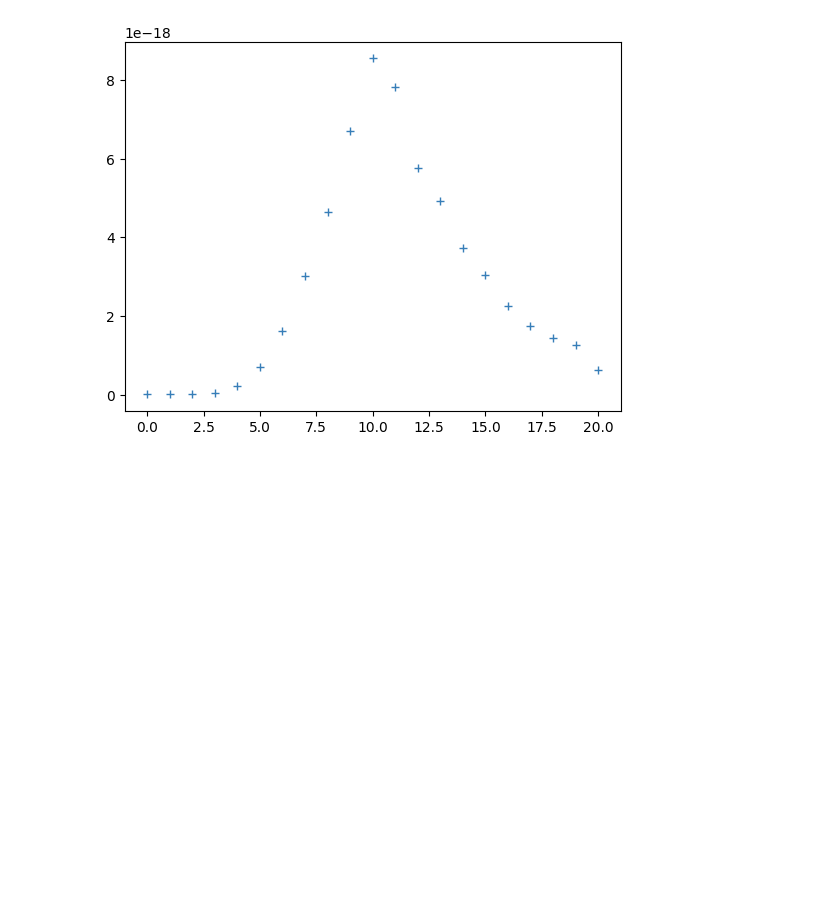
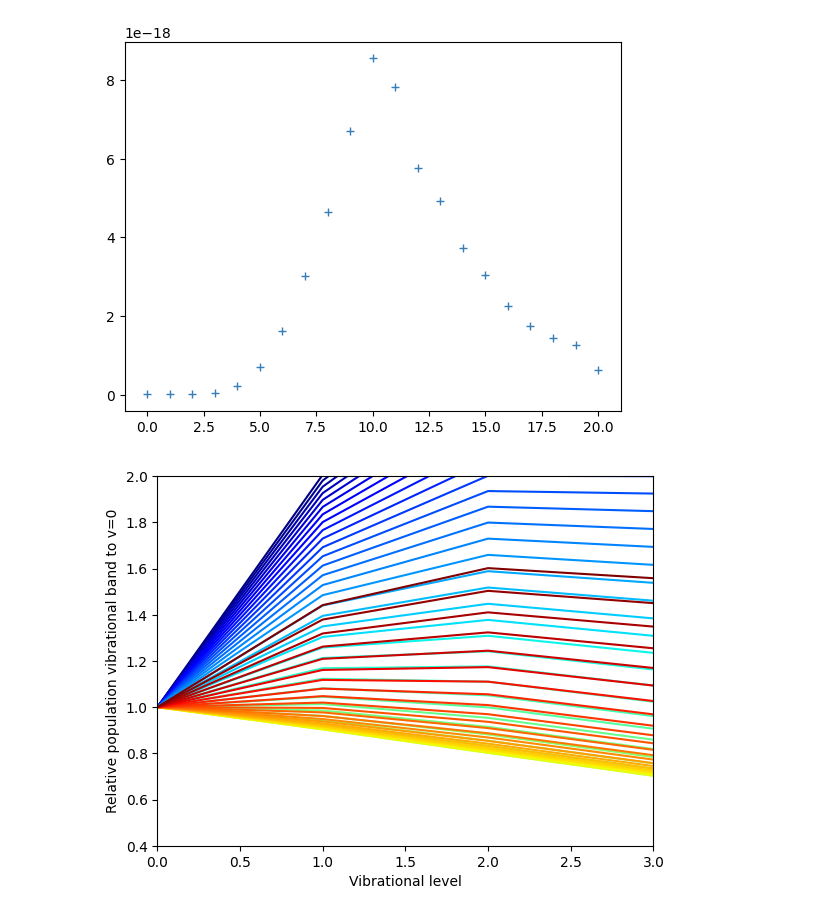
Before and after one commit to kevinverhaegh/Vibr_mod_effective_rates, a Jupyter notebook: GenerateEireneRates.ipynb, the cells around one changed output. Drawn from its saved outputs; the diff is of its cells as text; code cells hidden in the pictures; blank space fills up the shorter version.

```diff
--- a/GenerateEireneRates.ipynb
+++ b/GenerateEireneRates.ipynb
@@ -480,3 +504,54 @@ plt.plot(DA_contribute,'+')
 [<matplotlib.lines.Line2D at 0x...>]
 [figure]
 [figure]
+# %%
+#Show evolution of vibrational distribution after Fulcher mapping
+
+def get_upper(ground=None, T=5000, FC_table_name =  'FCFs_2004_Fantz.npy',DE = np.array([0, 4303, 8436, 12402, 16204, 19841, 23314, 26622, 29765, 32785, 35548, 38184, 40642, 42917, 44998, 46876, 48533, 49953, 51122, 52001, 52560])
+):
+    #courtesy of Nick Osborne
+
+    import os
+
+    # load Frank-Condon factor table for D2
+    FC_table = np.load(FC_table_name, allow_pickle=True)
+    FC_sums = np.sum(FC_table, axis=1)
+
+    #get ground state distribution
+    if type(ground)==type(None):
+        ground = vibr_boltzmann(T,DE=DE)
+
+    n_ground = len(ground)
+
+    if n_ground>20:
+        n_ground=20
+
+    upper = np.zeros((n_ground))
+
+    # map upwards via FC table and normalise:
+    for i in range(0, n_ground):
+        upper[i] = sum([ground[j] * FC_table[i][j]/FC_sums[i] for j in range(0, n_ground)])
+
+    return upper/upper[0]
+
+fv_Fulcher = np.zeros(np.shape(fv_H2))
+
+for i in range(0,np.shape(fv_H2)[1]):
+    fv_Fulcher[:,i] = get_upper(ground=fv_H2[:15,i])
+
+plt.figure()
+TeMax = 5
+TeMin = 0.1
+N = sum(np.logical_and(Tev<TeMax,Tev>TeMin))
+col = plt.cm.jet(np.linspace(0,1,N))
+looper=0
+V=np.argwhere(np.logical_and(Tev<TeMax,Tev>TeMin))
+for i in np.argwhere(np.logical_and(Tev<TeMax,Tev>TeMin)):
+    plt.plot(fv_Fulcher[:,i]/fv_Fulcher[0,i],'-',color=col[looper])
+    looper+=1
+plt.axis([0,3,0.4,2])
+plt.xlabel('Vibrational level')
+plt.ylabel('Relative population vibrational band to v=0')
+plt.savefig('VibrDistr_Eirene.eps')
+# %% [output]
+[figure, added]
```
Also changed, not shown: parts of 4 cells of this notebook, 10 other files.
